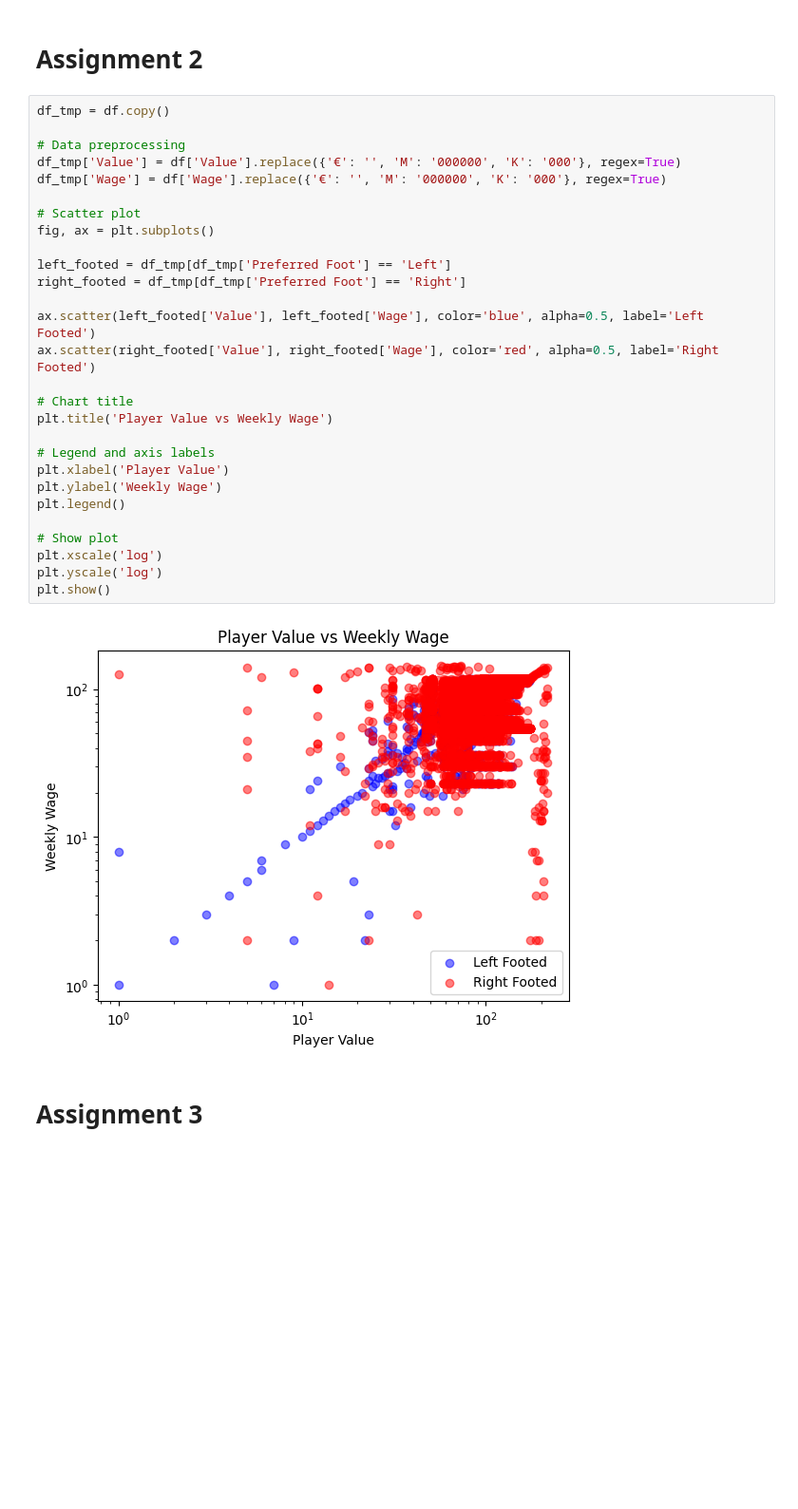
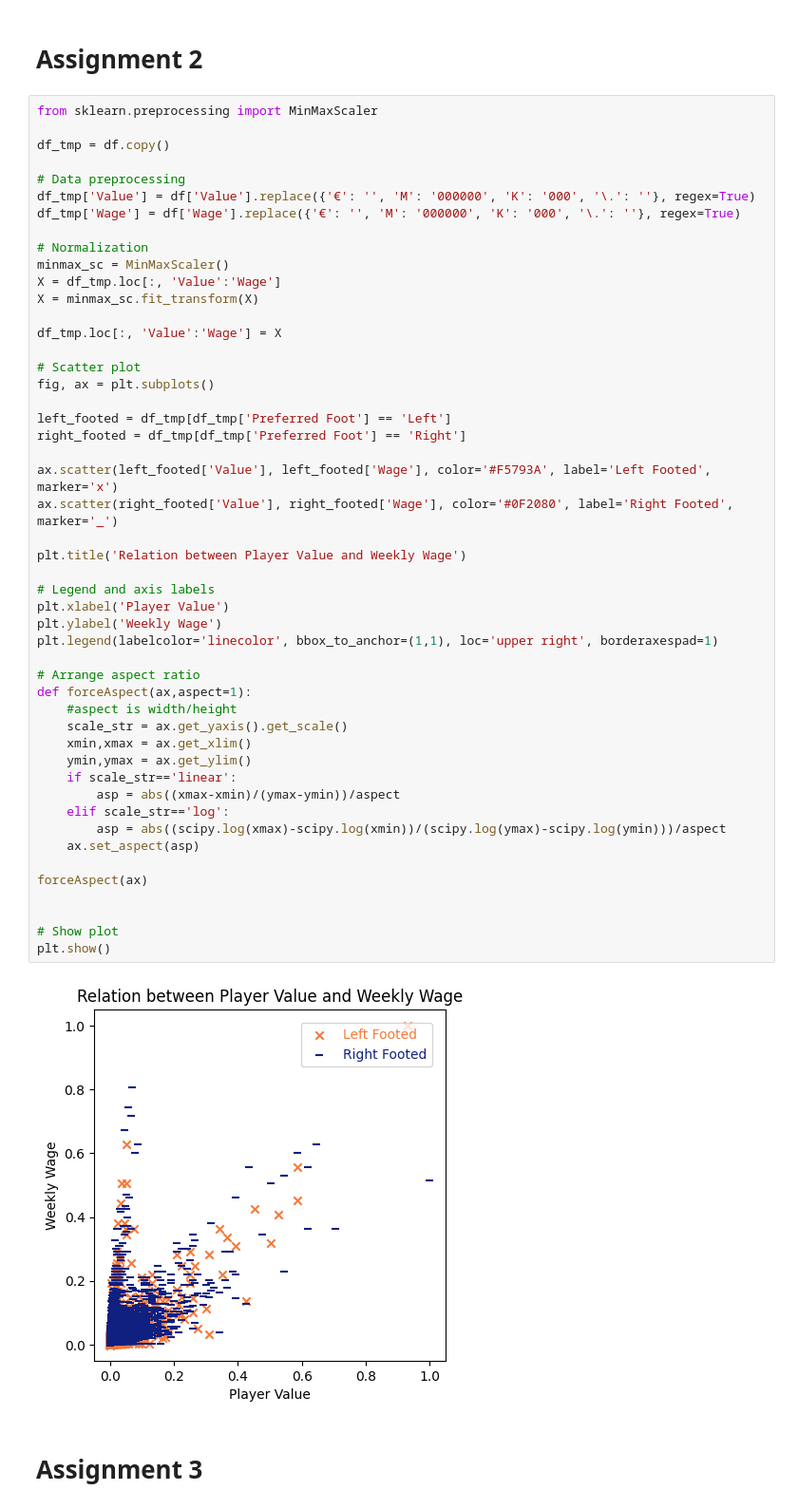
Before and after one commit to mukoubuchi/kaggle, a Jupyter notebook: dataviz-badging-practical-examination.ipynb, the cells around one changed output. Shown at 95% size. Saved outputs shown, nothing was run; the diff lists cells and outputs as text; blank space fills up the shorter version.

```diff
--- a/dataviz-badging-practical-examination.ipynb
+++ b/dataviz-badging-practical-examination.ipynb
@@ -69,35 +71,56 @@ plt.show()
 # %% [markdown]
 # Assignment 2
 # %%
+from sklearn.preprocessing import MinMaxScaler
+
 df_tmp = df.copy()
 
 # Data preprocessing
-df_tmp['Value'] = df['Value'].replace({'€': '', 'M': '000000', 'K': '000'}, regex=True)
-df_tmp['Wage'] = df['Wage'].replace({'€': '', 'M': '000000', 'K': '000'}, regex=True)
+df_tmp['Value'] = df['Value'].replace({'€': '', 'M': '000000', 'K': '000', '\.': ''}, regex=True)
+df_tmp['Wage'] = df['Wage'].replace({'€': '', 'M': '000000', 'K': '000', '\.': ''}, regex=True)
+
+# Normalization
+minmax_sc = MinMaxScaler()
+X = df_tmp.loc[:, 'Value':'Wage']
+X = minmax_sc.fit_transform(X)
+
+df_tmp.loc[:, 'Value':'Wage'] = X
 
 # Scatter plot
 fig, ax = plt.subplots()
 
 left_footed = df_tmp[df_tmp['Preferred Foot'] == 'Left']
 right_footed = df_tmp[df_tmp['Preferred Foot'] == 'Right']
 
-ax.scatter(left_footed['Value'], left_footed['Wage'], color='blue', alpha=0.5, label='Left Footed')
-ax.scatter(right_footed['Value'], right_footed['Wage'], color='red', alpha=0.5, label='Right Footed')
+ax.scatter(left_footed['Value'], left_footed['Wage'], color='#F5793A', label='Left Footed', marker='x')
+ax.scatter(right_footed['Value'], right_footed['Wage'], color='#0F2080', label='Right Footed', marker='_')
 
-# Chart title
-plt.title('Player Value vs Weekly Wage')
+plt.title('Relation between Player Value and Weekly Wage')
 
 # Legend and axis labels
 plt.xlabel('Player Value')
 plt.ylabel('Weekly Wage')
-plt.legend()
+plt.legend(labelcolor='linecolor', bbox_to_anchor=(1,1), loc='upper right', borderaxespad=1)
+
+# Arrange aspect ratio
+def forceAspect(ax,aspect=1):
+    #aspect is width/height
+    scale_str = ax.get_yaxis().get_scale()
+    xmin,xmax = ax.get_xlim()
+    ymin,ymax = ax.get_ylim()
+    if scale_str=='linear':
+        asp = abs((xmax-xmin)/(ymax-ymin))/aspect
+    elif scale_str=='log':
+        asp = abs((scipy.log(xmax)-scipy.log(xmin))/(scipy.log(ymax)-scipy.log(ymin)))/aspect
+    ax.set_aspect(asp)
+
+forceAspect(ax)
+
 
 # Show plot
-plt.xscale('log')
-plt.yscale('log')
 plt.show()
 # %% [output]
-[figure, old version]
+[figure, new version]
 # %% [markdown]
 # Assignment 3
 # %%
```
Also changed, not shown: parts of 4 cells of this notebook.
